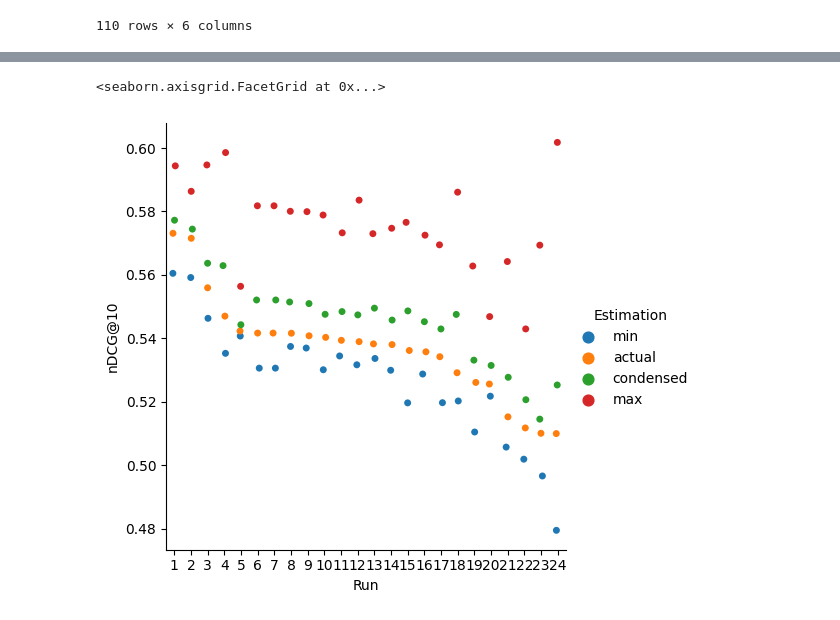
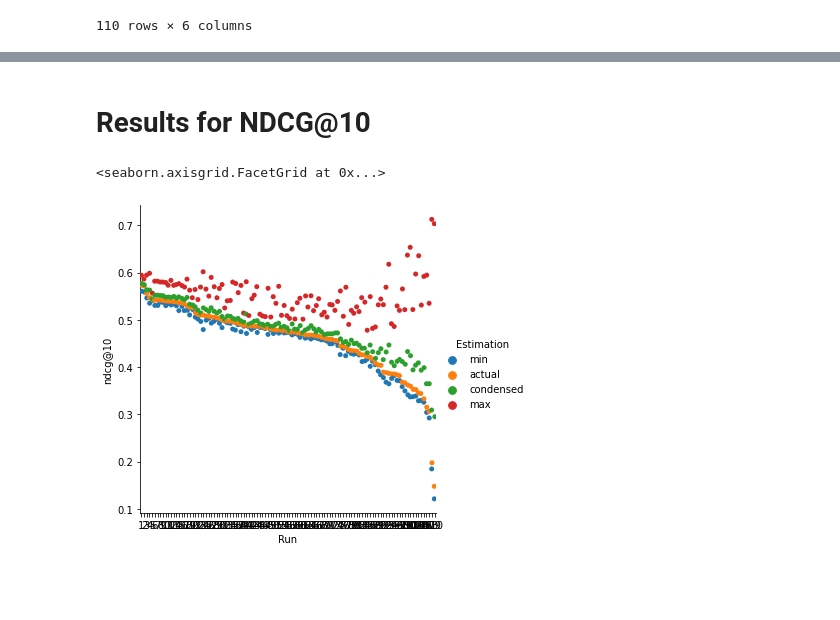
Before and after one commit to webis-de/ECIR-23, a Jupyter notebook: src/main/ipynb/evaluate-robust04.ipynb, the cells around one changed output, grey strips where cells are left out. Cells and saved outputs as stored; diff of their text form; code cells hidden in the pictures; blank space fills up the shorter version.

```diff
--- a/src/main/ipynb/evaluate-robust04.ipynb
+++ b/src/main/ipynb/evaluate-robust04.ipynb
@@ -220,21 +238,34 @@ aggregated_df
 | src/main/resources/processed/norm... | 0 | 0.023293 | 0.081526 | 0.023293 | 0.041767 | ... |
 110 rows × 41 columns
 # %%
-def report_for_row(df_row, depth):
+def report_for_row(df_row, measure, depth):
     ground_truth = float(df_row[(f'depth-{depth}-complete', f'ndcg@{depth}')])
 
     return {
         'run': df_row['run'].split('/')[-1].replace('input.', '').replace('.gz', ''),
         'unjudged': float(df_row[(f'depth-{depth}-incomplete', f'unjudged@{depth}')]),
-        f'ground-truth-ndcg@{depth}': ground_truth,
-        f'min-residual-ndcg@{depth}': float(df_row[(f'depth-{depth}-incomplete', f'residual-ndcg@{depth}-min')]),
-        f'condensed-ndcg@{depth}': float(df_row[(f'depth-{depth}-incomplete', f'condensed-ndcg@{depth}')]),
-        f'max-residual-ndcg@{depth}': float(df_row[(f'depth-{depth}-incomplete', f'residual-ndcg@{depth}-max')]),
+        f'ground-truth-{measure}@{depth}': ground_truth,
+        f'min-residual-{measure}@{depth}': float(df_row[(f'depth-{depth}-incomplete', f'residual-{measure}@{depth}-min')]),
+        f'condensed-{measure}@{depth}': float(df_row[(f'depth-{depth}-incomplete', f'condensed-{measure}@{depth}')]),
+        f'max-residual-{measure}@{depth}': float(df_row[(f'depth-{depth}-incomplete', f'residual-{measure}@{depth}-max')]),
     }
 
-df_report = pd.DataFrame([dict(i) for i in aggregated_df.apply(lambda i: report_for_row(i, 10), axis=1)])
-df_report = df_report.sort_values('ground-truth-ndcg@10', ascending=False).reset_index()
-del df_report['index']
+def create_aggregated_df(measure, depth):
+    ret = pd.DataFrame([dict(i) for i in aggregated_df.apply(lambda i: report_for_row(i, measure, depth), axis=1)])
+    ret = ret.sort_values(f'ground-truth-{measure}@{depth}', ascending=False).reset_index()
+    del ret['index']
+    return ret
+
+def create_df_for_plot(measure, depth):
+    ret = []
+
+    for pos, i in create_aggregated_df(measure, depth).iterrows():
+        for k,v in [('min', f'min-residual-{measure}@{depth}'), ('max', f'max-residual-{measure}@{depth}'), ('actual', f'ground-truth-{measure}@{depth}'), ('condensed', f'condensed-{measure}@{depth}')]:
+            ret += [{'Run': pos+1, 'Estimation': k, f'{measure}@{depth}': i[v]}]
+
+    return pd.DataFrame(ret)
+
+df_report = create_aggregated_df('ndcg', 10)
 df_report
 # %% [output]
 |  | run | unjudged | ground-truth-ndcg@10 | min-residual-ndcg@10 | condensed-ndcg@10 | ... |
@@ -281,10 +284,14 @@ sns.catplot(
-# %%
-sns.catplot(
-    data=df_for_plot[df_for_plot['Run'] < 25],
-    x='Run', y='nDCG@10',
-    hue='Estimation',
-    hue_order=['min', 'actual', 'condensed', 'max'],
-)
-# %% [output]
-<seaborn.axisgrid.FacetGrid at 0x...>
-[figure, removed]
+# %% [markdown]
+# Results for NDCG@10
+# %%
+df_for_plot = create_df_for_plot('ndcg', 10)
+
+sns.catplot(
+    data=df_for_plot,
+    x='Run', y='ndcg@10',
+    hue='Estimation',
+    hue_order=['min', 'actual', 'condensed', 'max'],
+)
+# %% [output]
+<seaborn.axisgrid.FacetGrid at 0x...>
+[figure, added]
```
Also changed, not shown: parts of 11 cells of this notebook.
